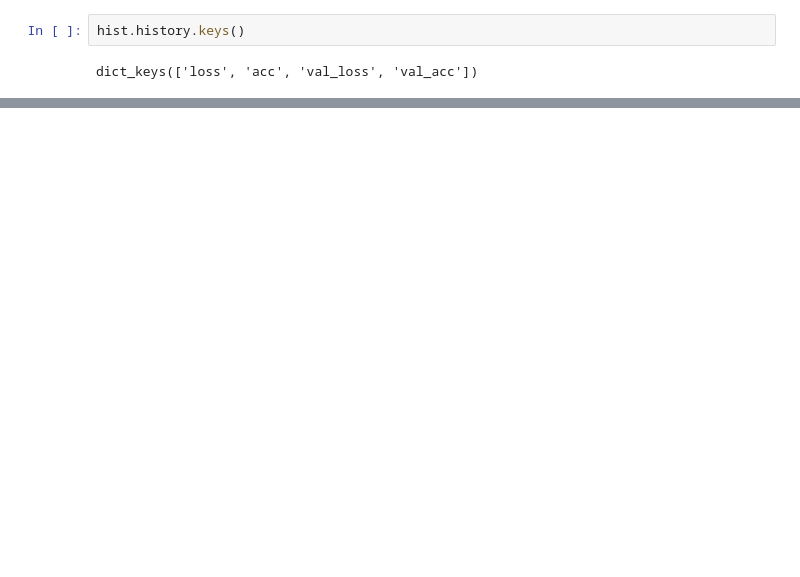
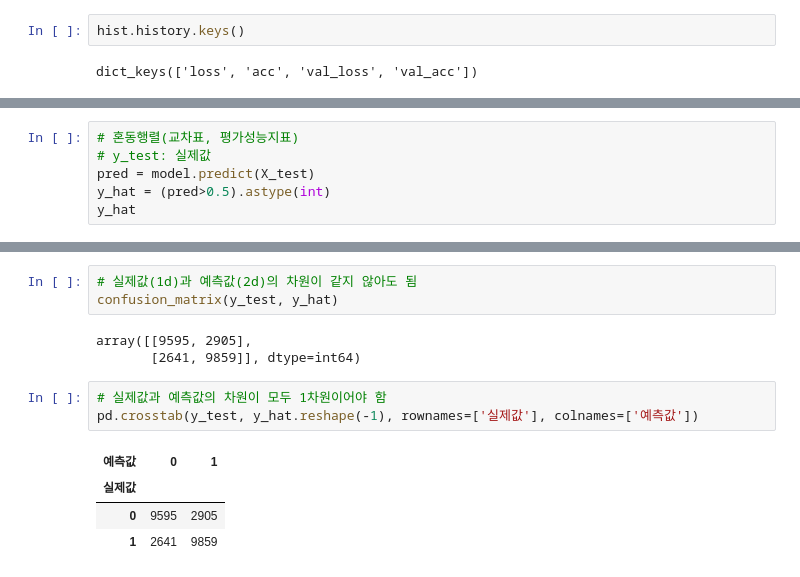
Before and after one commit to thre3o2wo/ai, a Jupyter notebook: source/07_자연어 처리/ch5_LSTM(영화평분석).ipynb, the cells around one changed output, grey strips where cells are left out. Cells and saved outputs as stored; diff of their text form; blank space fills up the shorter version.

```diff
--- a/source/07_자연어 처리/ch5_LSTM(영화평분석).ipynb
+++ b/source/07_자연어 처리/ch5_LSTM(영화평분석).ipynb
@@ -353,0 +323,6 @@ test의 데이터 정확도:  0.7569199800491333
+# %%
+# 혼동행렬(교차표, 평가성능지표)
+# y_test: 실제값
+pred = model.predict(X_test)
+y_hat = (pred>0.5).astype(int)
+y_hat
@@ -353,0 +338,14 @@ test의 데이터 정확도:  0.7569199800491333
+# %%
+# 실제값(1d)과 예측값(2d)의 차원이 같지 않아도 됨
+confusion_matrix(y_test, y_hat)
+# %% [output]
+array([[9595, 2905],
+       [2641, 9859]], dtype=int64)
+# %%
+# 실제값과 예측값의 차원이 모두 1차원이어야 함
+pd.crosstab(y_test, y_hat.reshape(-1), rownames=['실제값'], colnames=['예측값'])
+# %% [output]
+| 예측값 | 0 | 1 |
+| 실제값 |  |  |
+| 0 | 9595 | 2905 |
+| 1 | 2641 | 9859 |
```
Also changed, not shown: parts of 32 cells of this notebook, 3 other files.
